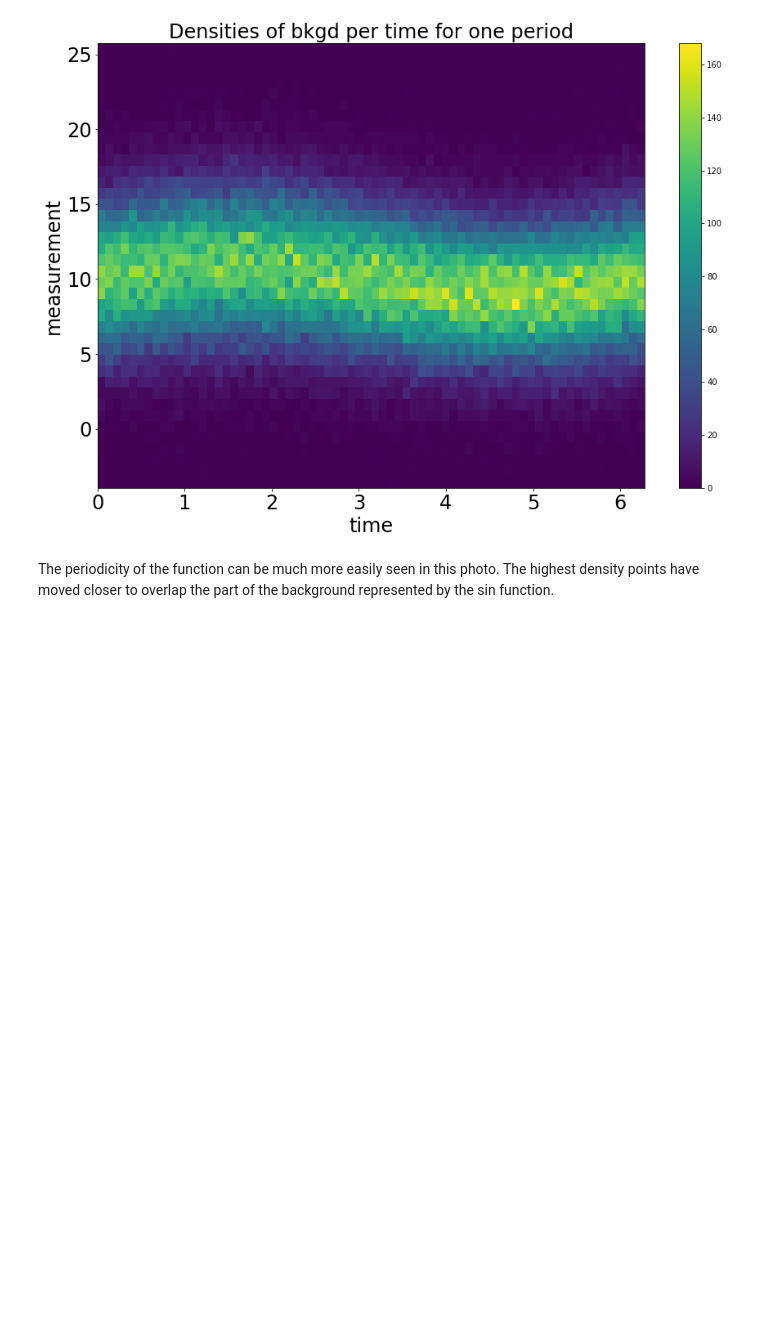
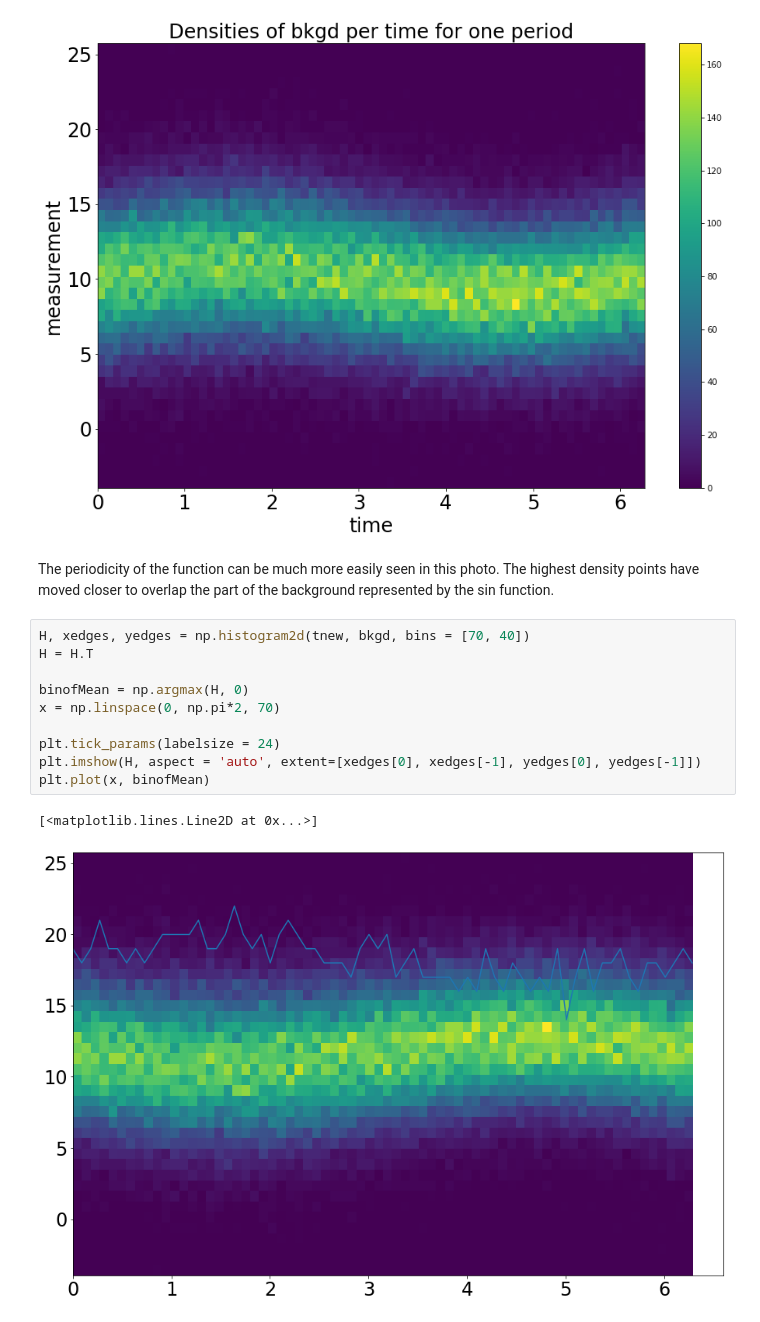
Before and after one commit to cmerrill11/Phys-434, a Jupyter notebook: HW4.ipynb, the cells around one changed output. Cells and saved outputs as stored; diff of their text form; blank space fills up the shorter version.

```diff
--- a/HW4.ipynb
+++ b/HW4.ipynb
@@ -90,3 +90,16 @@ plt.title("Densities of bkgd per time for one period", fontsize = 24);
 [figure]
 # %% [markdown]
 The periodicity of the function can be much more easily seen in this photo. The highest density points have moved closer to overlap the part of the background represented by the sin function.
+# %%
+H, xedges, yedges = np.histogram2d(tnew, bkgd, bins = [70, 40])
+H = H.T
+
+binofMean = np.argmax(H, 0)
+x = np.linspace(0, np.pi*2, 70)
+
+plt.tick_params(labelsize = 24)
+plt.imshow(H, aspect = 'auto', extent=[xedges[0], xedges[-1], yedges[0], yedges[-1]])
+plt.plot(x, binofMean)
+# %% [output]
+[<matplotlib.lines.Line2D at 0x...>]
+[figure, added]
```
